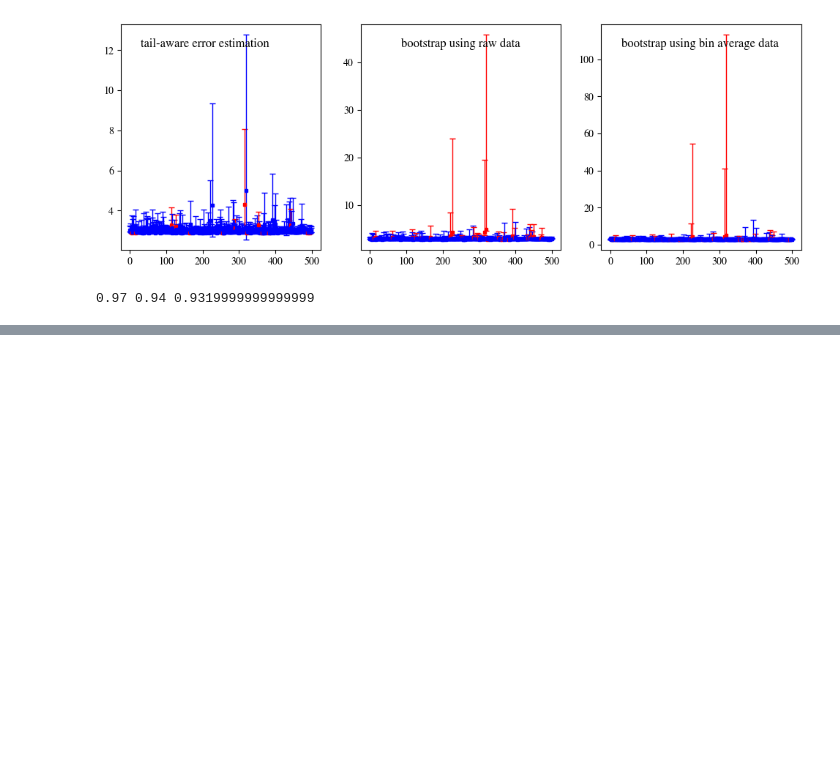
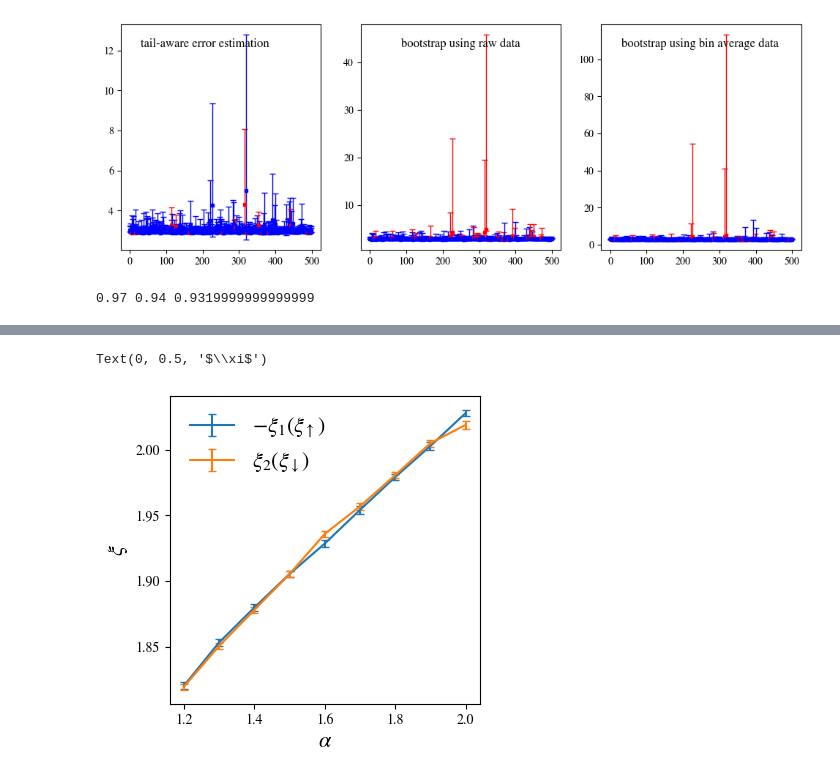
Before and after one commit to Zhouquan-Wan/error-estimation-with-infinite-variance, a Jupyter notebook: error_estimation_with_infinite_variance.ipynb, the cells around one changed output, grey strips where cells are left out. Drawn from its saved outputs; the diff is of its cells as text; code cells hidden in the pictures; blank space fills up the shorter version.

```diff
--- a/error_estimation_with_infinite_variance.ipynb
+++ b/error_estimation_with_infinite_variance.ipynb
@@ -234,0 +273,17 @@ print(1-fail_nums_1/500, 1-fail_nums_2/500, 1-fail_nums_3/500)
+# %%
+alpha_list = [1.2, 1.3, 1.4, 1.5, 1.6, 1.7, 1.8, 1.9, 2.0]
+ci_res_list = [
+    ci_estimation(alpha, beta=0, eps=erfc(2 / 2**0.5), bin_size=100,repeat=100)
+    for alpha in alpha_list
+]
+xi_1, xi_2, d_xi_1, d_xi_2 = zip(*ci_res_list)
+# %%
+plt.figure(figsize=[4, 4])
+plt.errorbar(alpha_list, -np.array(xi_1), d_xi_1, capsize=3, label=r"$-\xi_1 (\xi_{\uparrow})$")
+plt.errorbar(alpha_list, xi_2, d_xi_2, capsize=3, label=r"$\xi_2 (\xi_{\downarrow})$")
+plt.legend(fontsize=16, frameon=False)
+plt.xlabel(r"$\alpha$", fontsize=16)
+plt.ylabel(r"$\xi$", fontsize=16)
+# %% [output]
+Text(0, 0.5, '$\\xi$')
+[figure, added]
```
Also changed, not shown: parts of 5 cells of this notebook.
